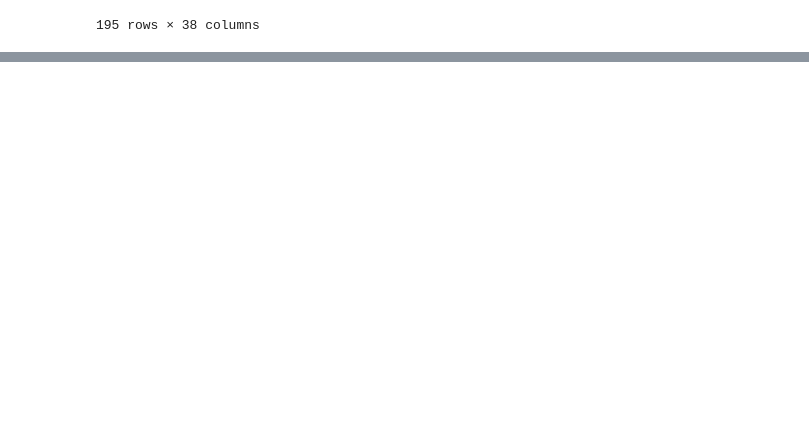
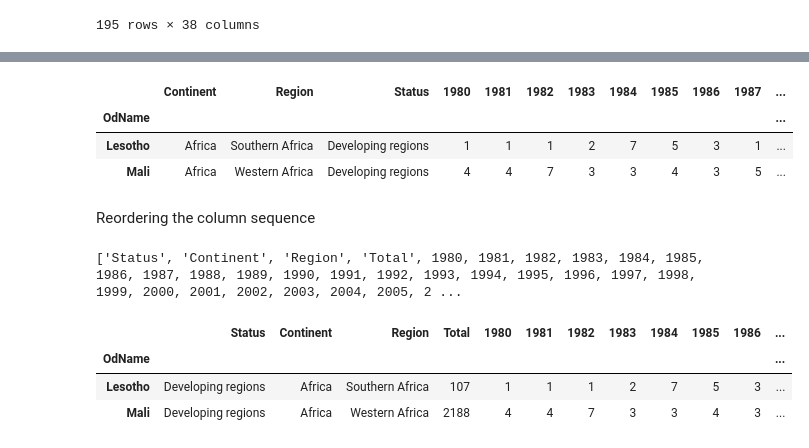
Before and after one commit to Akshansh002/Data-Science, a Jupyter notebook: analysis/analysis1.ipynb, the cells around one changed output, grey strips where cells are left out. Saved outputs shown, nothing was run; the diff lists cells and outputs as text; code cells hidden in the pictures; blank space fills up the shorter version.

```diff
--- a/analysis/analysis1.ipynb
+++ b/analysis/analysis1.ipynb
@@ -404,0 +413,20 @@ canada.drop_duplicates(subset=['AreaName'])
+# %%
+canada.rename(mapper={
+    'AreaName' : 'Continent' ,
+    'RegName' : 'Region' ,
+    'DevName' : 'Status'
+}, axis=1, inplace=True)
+# %%
+canada.head(2)
+# %% [output]
+|  | Continent | Region | Status | 1980 | 1981 | 1982 | 1983 | 1984 | 1985 | 1986 | 1987 | ... |
+| OdName |  |  |  |  |  |  |  |  |  |  |  | ... |
+| Lesotho | Africa | Southern Africa | Developing regions | 1 | 1 | 1 | 2 | 7 | 5 | 3 | 1 | ... |
+| Mali | Africa | Western Africa | Developing regions | 4 | 4 | 7 | 3 | 3 | 4 | 3 | 5 | ... |
+# %% [markdown]
+Reordering the column sequence
+# %%
+updated_list= ['Status','Continent','Region','Total']+years
+print(updated_list)
+# %% [output]
+['Status', 'Continent', 'Region', 'Total', 1980, 1981, 1982, 1983, 1984, 1985, 1986, 1987, 1988, 1989, 1990, 1991, 1992, 1993, 1994, 1995, 1996, 1997, 1998, 1999, 2000, 2001, 2002, 2003, 2004, 2005, 2 ...
@@ -404,0 +435,7 @@ canada.drop_duplicates(subset=['AreaName'])
+# %%
+canada.head(2)
+# %% [output]
+|  | Status | Continent | Region | Total | 1980 | 1981 | 1982 | 1983 | 1984 | 1985 | 1986 | ... |
+| OdName |  |  |  |  |  |  |  |  |  |  |  | ... |
+| Lesotho | Developing regions | Africa | Southern Africa | 107 | 1 | 1 | 1 | 2 | 7 | 5 | 3 | ... |
+| Mali | Developing regions | Africa | Western Africa | 2188 | 4 | 4 | 7 | 3 | 3 | 4 | 3 | ... |
```
Also changed, not shown: parts of 19 cells of this notebook, 1 other file.
